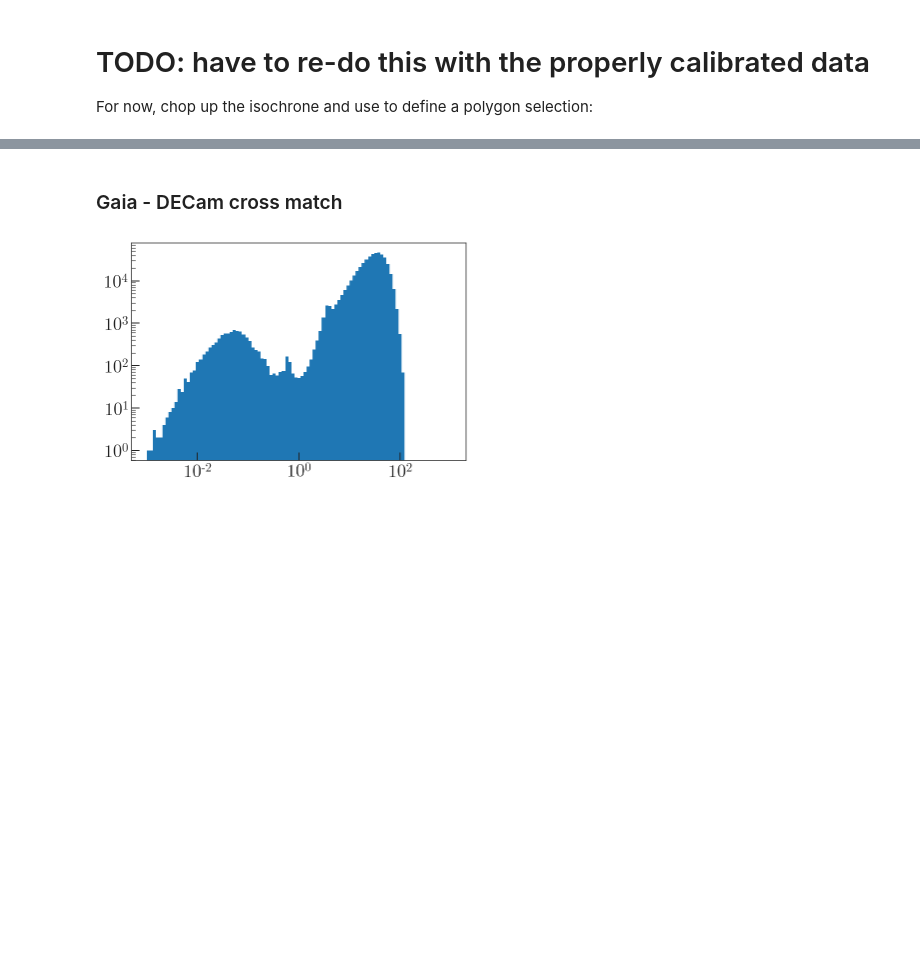
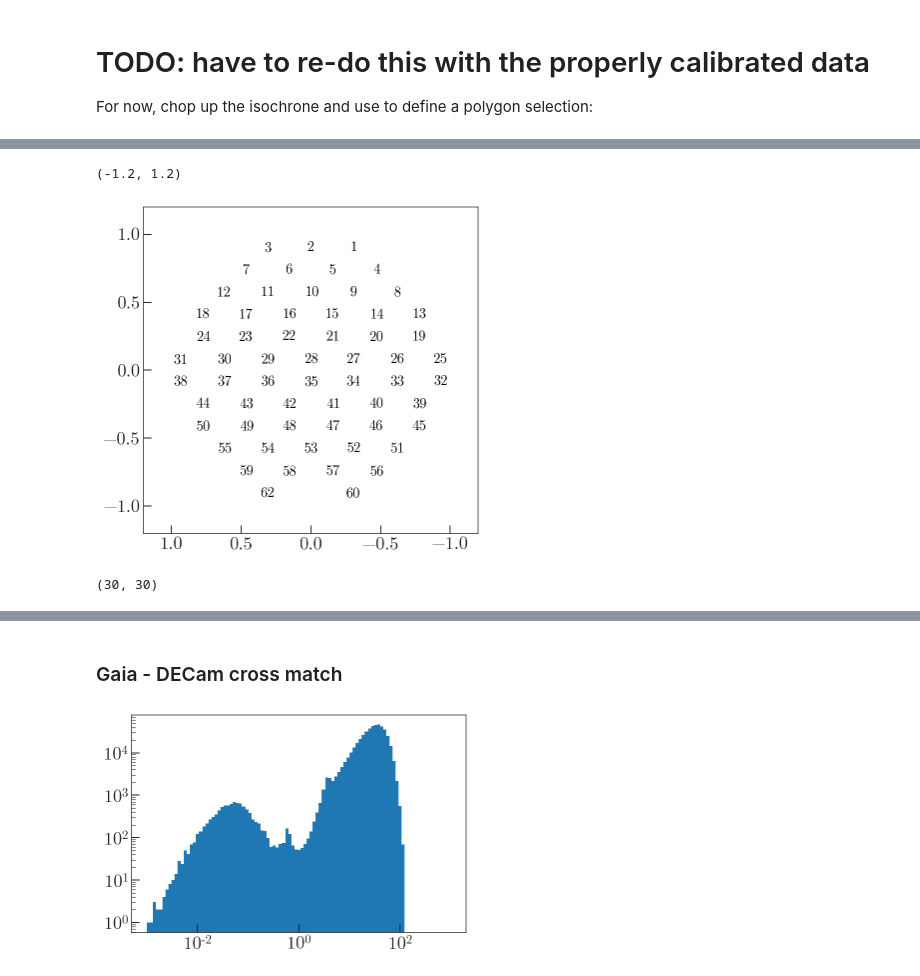
Before and after one commit to adrn/dr2-lmc-cluster, a Jupyter notebook: notebooks/Figure2-DECam.ipynb, the cells around one changed output, grey strips where cells are left out. Saved outputs shown, nothing was run; the diff lists cells and outputs as text; code cells hidden in the pictures; blank space fills up the shorter version.

```diff
--- a/notebooks/Figure2-DECam.ipynb
+++ b/notebooks/Figure2-DECam.ipynb
@@ -251,0 +290,31 @@ fig.savefig('../plots/figures/decam.pdf', dpi=200)
+# %%
+_c = decam_c.transform_to(fr)
+unq_ccds = np.unique(decam.EXT)
+
+fig, ax = plt.subplots(1, 1, figsize=(6, 6))
+
+for ccd in unq_ccds:
+    ccd_mask = decam.EXT == ccd
+    ccd_c = _c[ccd_mask]
+
+    lon = np.mean(ccd_c.lon.degree)
+    lat = np.mean(ccd_c.lat.degree)
+
+    ax.text(lon, lat, '{0}'.format(ccd),
+            ha='center', va='center', fontsize=14)
+
+ax.set_xlim(1.2, -1.2)
+ax.set_ylim(-1.2, 1.2)
+
+# ax.set_xlabel(r"$\alpha'$ [deg]")
+# ax.set_ylabel(r"$\delta'$ [deg]")
+# %% [output]
+(-1.2, 1.2)
+[figure, added]
+# %%
+outer = [1, 2, 3, 7, 12, 18, 25, 31, 38, 44, 50, 55, 59, 62, 57, 60, 56, 51, 45, 39, 32, 19, 13, 8, 4,
+         17, 5, 9, 53, 24]
+inner = unq_ccds[(~np.isin(unq_ccds, outer)) & (~np.isin(unq_ccds, [48]))]
+len(inner), len(outer)
+# %% [output]
+(30, 30)
```
Also changed, not shown: parts of 16 cells of this notebook, 3 other files.
